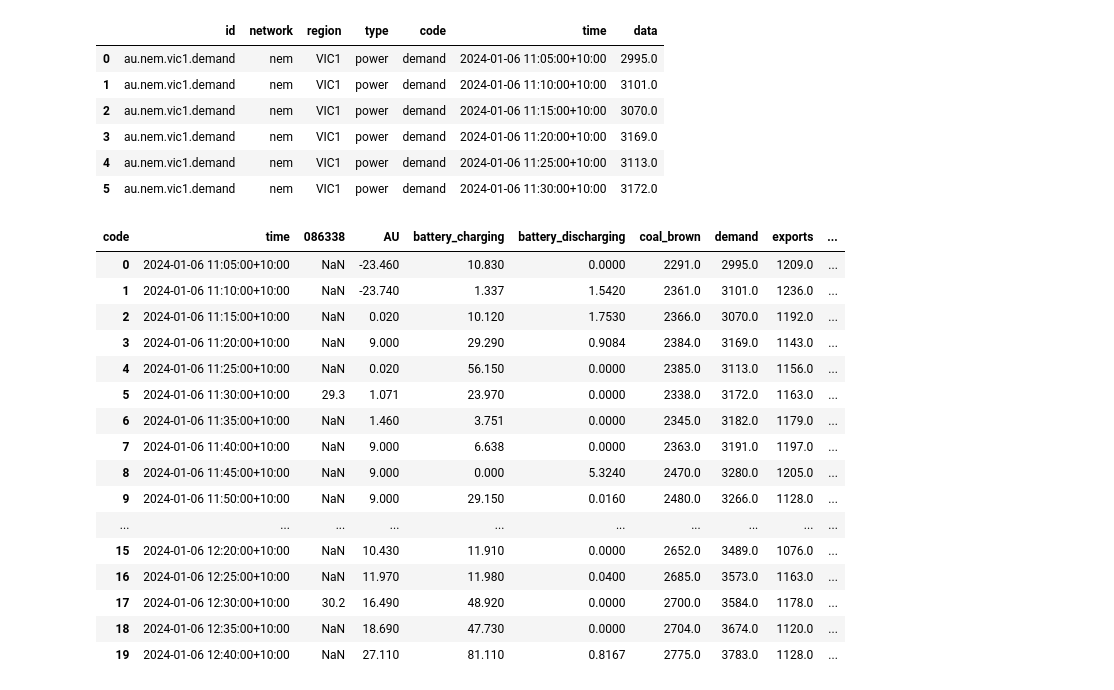
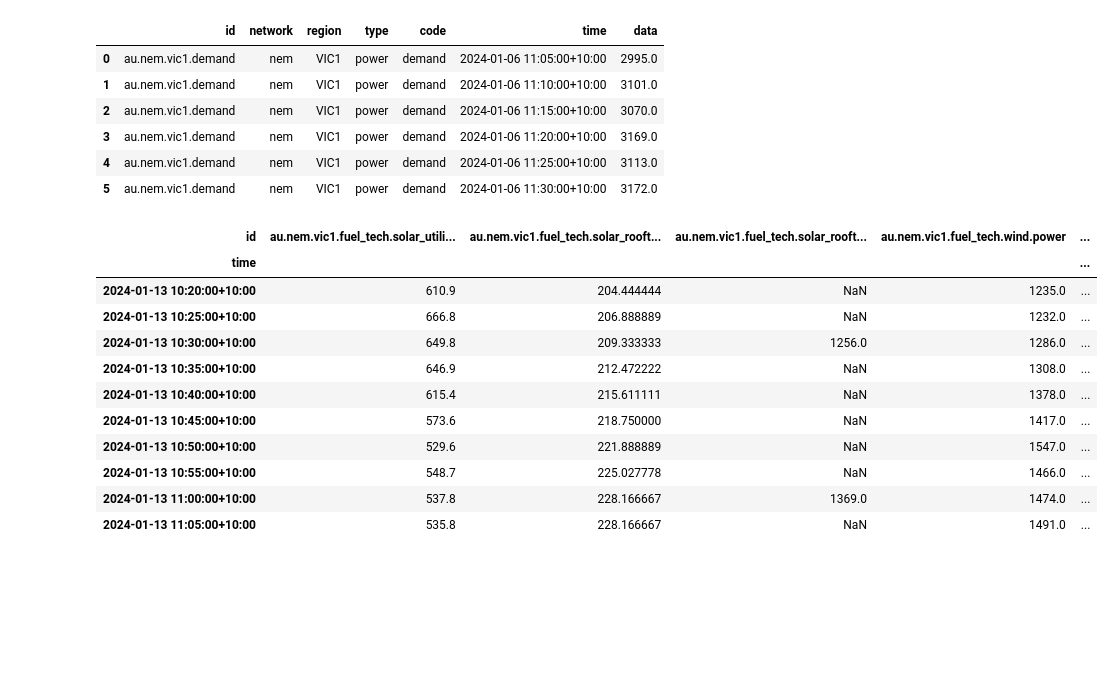
Before and after one commit to mikejonestechno/energy, a Jupyter notebook: notebooks/opennem.ipynb, the cells around one changed output. Cells and saved outputs as stored; diff of their text form; code cells hidden in the pictures; blank space fills up the shorter version.

```diff
--- a/notebooks/opennem.ipynb
+++ b/notebooks/opennem.ipynb
@@ -52,29 +55,26 @@ df.head(6)
 | 3 | au.nem.vic1.demand | nem | VIC1 | power | demand | 2024-01-06 11:20:00+10:00 | 3169.0 |
 | 4 | au.nem.vic1.demand | nem | VIC1 | power | demand | 2024-01-06 11:25:00+10:00 | 3113.0 |
 | 5 | au.nem.vic1.demand | nem | VIC1 | power | demand | 2024-01-06 11:30:00+10:00 | 3172.0 |
-# %%
-# Pivot the DataFrame
-df_pivot = df.pivot(index='time', columns='code', values='data')
-
-# Reset the index
-df_pivot.reset_index(inplace=True)
-
-df_pivot.head(20)
-# %% [output]
-| code | time | 086338 | AU | battery_charging | battery_discharging | coal_brown | demand | exports | ... |
-| 0 | 2024-01-06 11:05:00+10:00 | NaN | -23.460 | 10.830 | 0.0000 | 2291.0 | 2995.0 | 1209.0 | ... |
-| 1 | 2024-01-06 11:10:00+10:00 | NaN | -23.740 | 1.337 | 1.5420 | 2361.0 | 3101.0 | 1236.0 | ... |
-| 2 | 2024-01-06 11:15:00+10:00 | NaN | 0.020 | 10.120 | 1.7530 | 2366.0 | 3070.0 | 1192.0 | ... |
-| 3 | 2024-01-06 11:20:00+10:00 | NaN | 9.000 | 29.290 | 0.9084 | 2384.0 | 3169.0 | 1143.0 | ... |
-| 4 | 2024-01-06 11:25:00+10:00 | NaN | 0.020 | 56.150 | 0.0000 | 2385.0 | 3113.0 | 1156.0 | ... |
-| 5 | 2024-01-06 11:30:00+10:00 | 29.3 | 1.071 | 23.970 | 0.0000 | 2338.0 | 3172.0 | 1163.0 | ... |
-| 6 | 2024-01-06 11:35:00+10:00 | NaN | 1.460 | 3.751 | 0.0000 | 2345.0 | 3182.0 | 1179.0 | ... |
-| 7 | 2024-01-06 11:40:00+10:00 | NaN | 9.000 | 6.638 | 0.0000 | 2363.0 | 3191.0 | 1197.0 | ... |
-| 8 | 2024-01-06 11:45:00+10:00 | NaN | 9.000 | 0.000 | 5.3240 | 2470.0 | 3280.0 | 1205.0 | ... |
-| 9 | 2024-01-06 11:50:00+10:00 | NaN | 9.000 | 29.150 | 0.0160 | 2480.0 | 3266.0 | 1128.0 | ... |
-| ... | ... | ... | ... | ... | ... | ... | ... | ... | ... |
-| 15 | 2024-01-06 12:20:00+10:00 | NaN | 10.430 | 11.910 | 0.0000 | 2652.0 | 3489.0 | 1076.0 | ... |
-| 16 | 2024-01-06 12:25:00+10:00 | NaN | 11.970 | 11.980 | 0.0400 | 2685.0 | 3573.0 | 1163.0 | ... |
-| 17 | 2024-01-06 12:30:00+10:00 | 30.2 | 16.490 | 48.920 | 0.0000 | 2700.0 | 3584.0 | 1178.0 | ... |
-| 18 | 2024-01-06 12:35:00+10:00 | NaN | 18.690 | 47.730 | 0.0000 | 2704.0 | 3674.0 | 1120.0 | ... |
-| 19 | 2024-01-06 12:40:00+10:00 | NaN | 27.110 | 81.110 | 0.8167 | 2775.0 | 3783.0 | 1128.0 | ... |
+# %%
+# Pivot the DataFrame
+df_pivot = df.pivot(index='time', columns='id', values='data')
+df_pivot['au.nem.vic1.fuel_tech.solar_rooftop_30min.power'] = df_pivot['au.nem.vic1.fuel_tech.solar_rooftop.power']
+# Interpolate 'NaN' values in 'solar_rooftop' data 30 min intervals to 6 five-minute intervals
+df_pivot['au.nem.vic1.fuel_tech.solar_rooftop.power'] = df_pivot['au.nem.vic1.fuel_tech.solar_rooftop_30min.power'].interpolate() / 6
+# Smooth out the 'solar_rooftop' data over six five-minute intervals
+# df_pivot['au.nem.vic1.fuel_tech.solar_rooftop_smooth.power'] = df_pivot['au.nem.vic1.fuel_tech.solar_rooftop.power'].rolling(window=6).mean()
+# show rows of wind power and price
+df_pivot[['au.nem.vic1.fuel_tech.solar_utility.power', 'au.nem.vic1.fuel_tech.solar_rooftop.power', 'au.nem.vic1.fuel_tech.solar_rooftop_30min.power', 'au.nem.vic1.fuel_tech.wind.power', 'au.nem.vic1.price']].tail(10)
+# %% [output]
+| id | au.nem.vic1.fuel_tech.solar_utili... | au.nem.vic1.fuel_tech.solar_rooft... | au.nem.vic1.fuel_tech.solar_rooft... | au.nem.vic1.fuel_tech.wind.power | ... |
+| time |  |  |  |  | ... |
+| 2024-01-13 10:20:00+10:00 | 610.9 | 204.444444 | NaN | 1235.0 | ... |
+| 2024-01-13 10:25:00+10:00 | 666.8 | 206.888889 | NaN | 1232.0 | ... |
+| 2024-01-13 10:30:00+10:00 | 649.8 | 209.333333 | 1256.0 | 1286.0 | ... |
+| 2024-01-13 10:35:00+10:00 | 646.9 | 212.472222 | NaN | 1308.0 | ... |
+| 2024-01-13 10:40:00+10:00 | 615.4 | 215.611111 | NaN | 1378.0 | ... |
+| 2024-01-13 10:45:00+10:00 | 573.6 | 218.750000 | NaN | 1417.0 | ... |
+| 2024-01-13 10:50:00+10:00 | 529.6 | 221.888889 | NaN | 1547.0 | ... |
+| 2024-01-13 10:55:00+10:00 | 548.7 | 225.027778 | NaN | 1466.0 | ... |
+| 2024-01-13 11:00:00+10:00 | 537.8 | 228.166667 | 1369.0 | 1474.0 | ... |
+| 2024-01-13 11:05:00+10:00 | 535.8 | 228.166667 | NaN | 1491.0 | ... |
```
Also changed, not shown: parts of 4 cells of this notebook, 3 other files.
